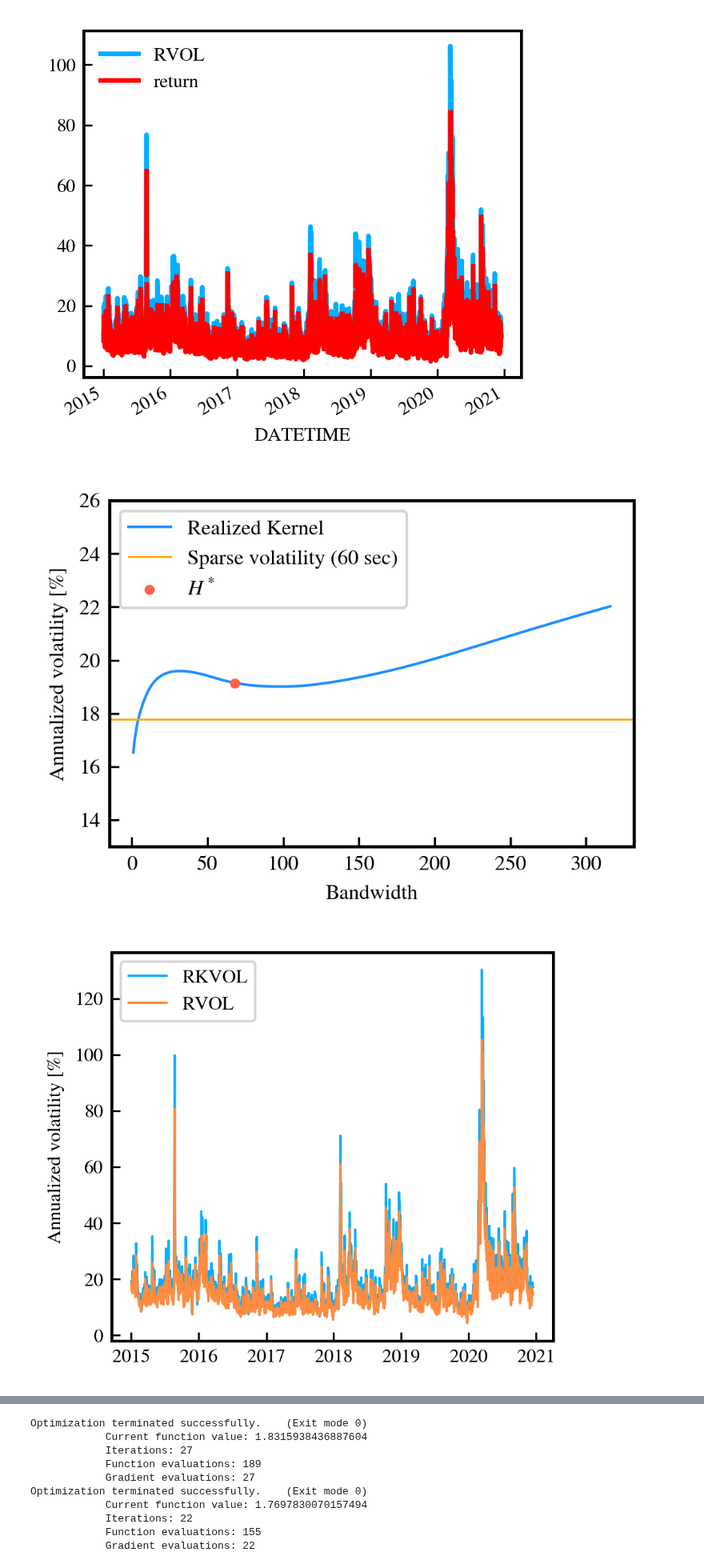
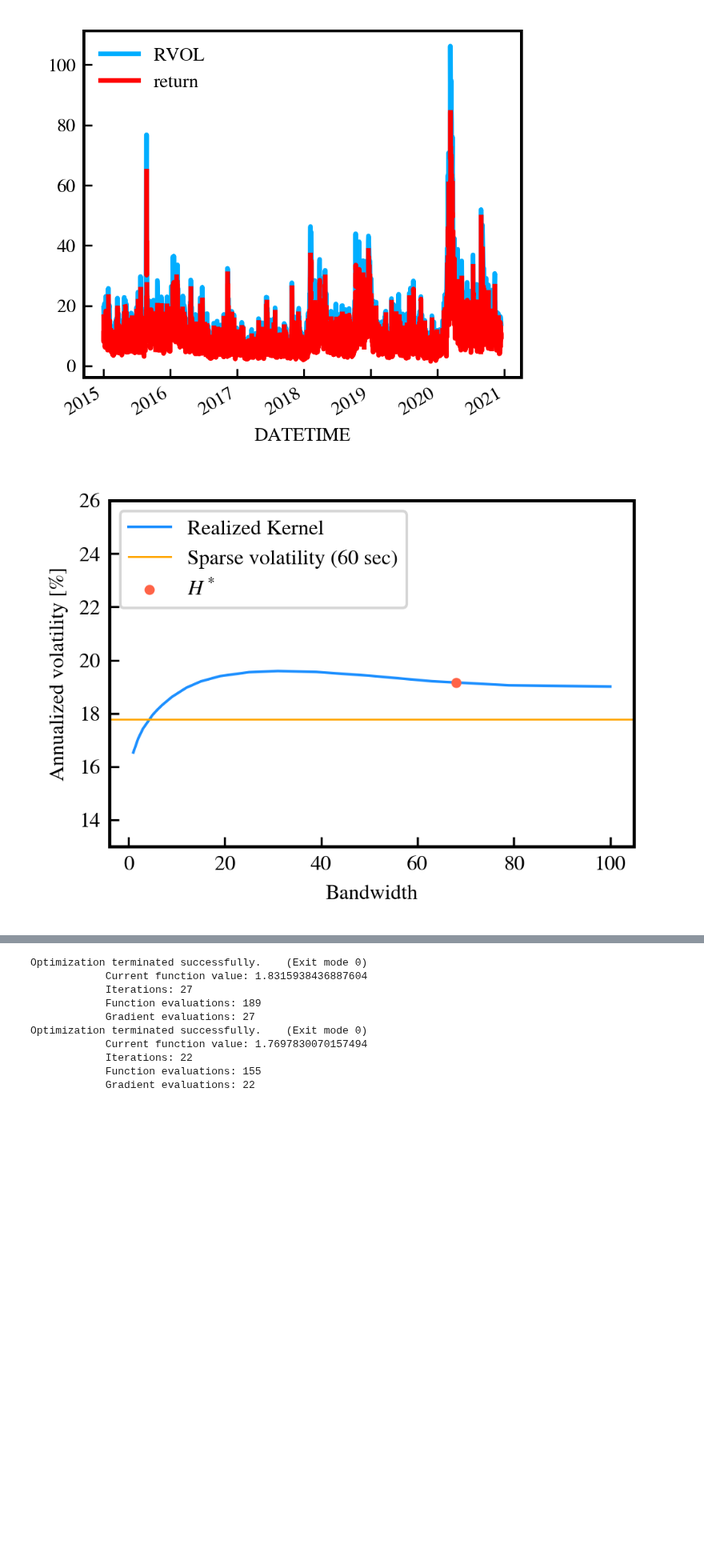
Before and after one commit to LuukOudshoorn25/HighFrequencyTrading, a Jupyter notebook: Code.ipynb, the cells around one changed output, grey strips where cells are left out. Shown at 80% size. Saved outputs shown, nothing was run; the diff lists cells and outputs as text; code cells hidden in the pictures; blank space fills up the shorter version.

```diff
--- a/Code.ipynb
+++ b/Code.ipynb
@@ -338,21 +338,21 @@ class realized_kernel():
         # make array to loop from -H to H
         h_arr = np.arange(-H,H+1,1,dtype=int)
         # make flat numpy array from the raw return data (approx second)
-        x = irregular_df.deltalog.values.flatten()
+        x = irregular_df.deltalog.dropna().values.flatten()
         K_X = 0
         parzen_values=[]
         # loop 1 over the lags
+        gammas = []
         for h in h_arr:
-            j_arr = np.arange(np.abs(h)+1,len(x),dtype=int)
+            j_arr = np.arange(np.abs(h)+1,len(x)+1,dtype=int)
             gamma_h = 0
             # loop two for the autocovariances
             for j in j_arr:
-                gamma_h += x[j]*x[j-np.abs(h)]
-            K_X += self.Parzen(h/(H+1))*gamma_h
-            parzen_values.append(self.Parzen(h/(H+1)))
+                gamma_h += x[j-1]*x[j-np.abs(h)-1]
+            K_X += gamma_h*self.Parzen(h/(H+1))
         return np.sqrt(252*K_X)
 
-    def worker(self,day,H=None):
+    def worker(self,day,H=None,get_H=False):
         """worker to loop over days"""
         try:
             daily_counts = pd.read_hdf('./days.h5')
@@ -376,7 +376,10 @@ class realized_kernel():
                 H = H
             RK_est = self.obtain_K(H,irregular_df)
             print(day,'success')
-            return RK_est
+            if get_H:
+                return RK_est,H
+            else:
+                return RK_est
         except:
             print(day,'failed')
             return np.nan
@@ -396,41 +399,51 @@ class realized_kernel():
         return self.RKvalues
 
     def signature_plot(self):
-        Hs = np.logspace(0.1,2.5,100,dtype=int)
-        Ks = Parallel(n_jobs=23)(delayed(self.worker)('2015-01-02',H) for H in Hs)
+        Hs = np.hstack((np.logspace(0.1,2.,20,dtype=int),None))
+        K_Hs = Parallel(n_jobs=23)(delayed(self.worker)('2015-01-02',H,True) for H in Hs)
+        Ks = np.array([w[0] for w in K_Hs])
         plt.figure(figsize=(3.321,2.4))
         plt.ylabel('Annualized volatility [%]')
 
         plt.plot(Hs,Ks,color='dodgerblue',label='Realized Kernel',lw=1,zorder=1)
         #plt.scatter(H_opt,obtain_K(H_opt),color='red',s=2)
+
+        day = '2015-01-02'
+        daily_counts = pd.read_hdf('./days.h5')
+        counts = daily_counts.loc[day].iloc[0]
+        # to be faster: find where we are approximately
+        iloc0 = max(int(daily_counts.loc[:day].sum().iloc[0]-counts)-1000,0)
+        hdf_df = pd.read_hdf('./data.h5')
+        oneday = hdf_df.iloc[iloc0:counts+iloc0+1000].loc[day]
+
+        subdf_1min = self.make_sparse_df(oneday)
         plt.axhline(np.sqrt(252*subdf_1min['deltalog2'].sum()),color='orange',lw=0.7,label='Sparse volatility (60 sec)')
         plt.xlabel('Bandwidth')
         plt.ylim(13,26)
-        #plt.axhline(np.sqrt(((np.log(df.iloc[8500000:8800000].loc['2020-02-27'].PRICE)).diff()**2).resample('5T').sum().mean()*252*12*6.5)*100)
-        plt.scatter(H_opt,K_Hopt,label=r'$H^*$',color='tomato',s=8,zorder=2)
+
+        plt.scatter(K_Hs[-1][1],K_Hs[-1][0],label=r'$H^*$',color='tomato',s=8,zorder=2)
         plt.legend(frameon=1,loc='upper left')
         plt.tight_layout()
         plt.savefig('vola_vs_bandwidth.pdf')
         plt.show()
 
     def plot_RKvol(self):
         RK_values = self.RKvalues
         ### plot figure
         RK_values.index = pd.to_datetime(RK_values.Day)
         df_1min = df[['PRICE']].resample('1T').median()
         df_1min['logprice'] = np.log(df_1min.PRICE)
         df_1min['deltalog'] = df_1min.logprice.diff()*100
         df_1min['deltalog2'] = (df_1min.logprice.diff()*100)**2
         sparse_volas = np.sqrt(252*df_1min.deltalog2.resample('1D').sum())
         plt.plot(RK_values.index,RK_values.RealizedKernel,lw=1,label='RKVOL')
         plt.plot(sparse_volas[sparse_volas>0],lw=1,label='RVOL')
         plt.legend(frameon=1)
         plt.ylabel('Annualized volatility [%]')
 
 RK = realized_kernel()
 RK.signature_plot()
-RK_values = RK.iterate_over_days()
-RK.plot_RKvol()
+#RK_values = RK.iterate_over_days()
+#RK.plot_RKvol()
 # %% [output]
-[figure, old version]
+[figure, new version]
-[figure, removed]
```
Also changed, not shown: parts of 16 cells of this notebook.
